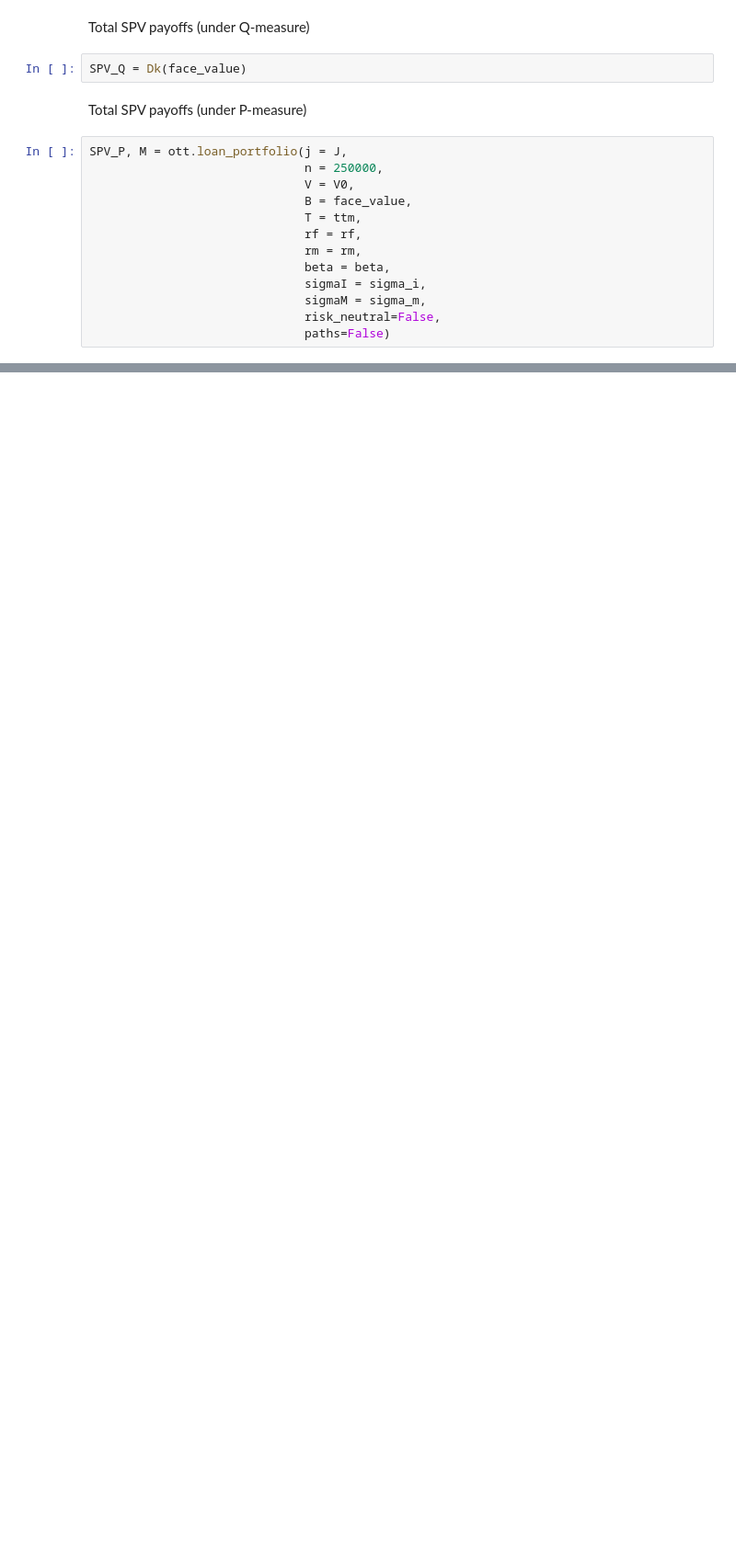
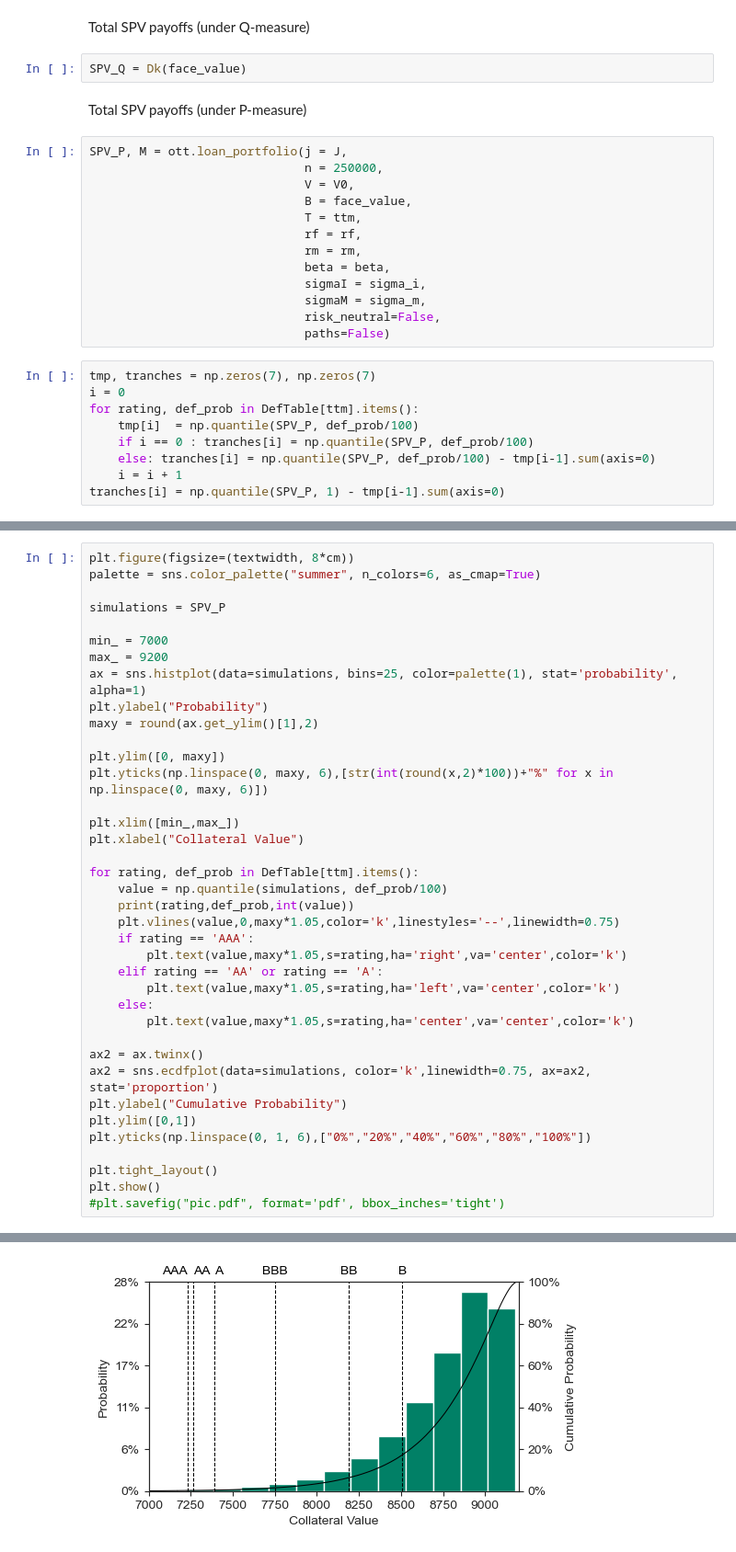
Before and after one commit to kristianRF/OeconOnlineAppendix, a Jupyter notebook: SPV Dynamics.ipynb, the cells around one changed output, grey strips where cells are left out. Shown at 92% size. Cells and saved outputs as stored; diff of their text form; blank space fills up the shorter version.

Commit message:
SPV Dynamics and Figures included

```diff
--- a/SPV Dynamics.ipynb
+++ b/SPV Dynamics.ipynb
@@ -112,3 +112,12 @@ SPV_P, M = ott.loan_portfolio(j = J,
                               sigmaM = sigma_m,
                               risk_neutral=False,
                               paths=False)
+# %%
+tmp, tranches = np.zeros(7), np.zeros(7)
+i = 0
+for rating, def_prob in DefTable[ttm].items():
+    tmp[i]  = np.quantile(SPV_P, def_prob/100)
+    if i == 0 : tranches[i] = np.quantile(SPV_P, def_prob/100)
+    else: tranches[i] = np.quantile(SPV_P, def_prob/100) - tmp[i-1].sum(axis=0)
+    i = i + 1
+tranches[i] = np.quantile(SPV_P, 1) - tmp[i-1].sum(axis=0)
@@ -114,0 +137,39 @@ SPV_P, M = ott.loan_portfolio(j = J,
+# %%
+plt.figure(figsize=(textwidth, 8*cm))
+palette = sns.color_palette("summer", n_colors=6, as_cmap=True)
+
+simulations = SPV_P
+
+min_ = 7000
+max_ = 9200
+ax = sns.histplot(data=simulations, bins=25, color=palette(1), stat='probability', alpha=1)
+plt.ylabel("Probability")
+maxy = round(ax.get_ylim()[1],2)
+
+plt.ylim([0, maxy])
+plt.yticks(np.linspace(0, maxy, 6),[str(int(round(x,2)*100))+"%" for x in np.linspace(0, maxy, 6)])
+
+plt.xlim([min_,max_])
+plt.xlabel("Collateral Value")
+
+for rating, def_prob in DefTable[ttm].items():
+    value = np.quantile(simulations, def_prob/100)
+    print(rating,def_prob,int(value))
+    plt.vlines(value,0,maxy*1.05,color='k',linestyles='--',linewidth=0.75)
+    if rating == 'AAA':
+        plt.text(value,maxy*1.05,s=rating,ha='right',va='center',color='k')
+    elif rating == 'AA' or rating == 'A':
+        plt.text(value,maxy*1.05,s=rating,ha='left',va='center',color='k')
+    else:
+        plt.text(value,maxy*1.05,s=rating,ha='center',va='center',color='k')
+
+ax2 = ax.twinx()
+ax2 = sns.ecdfplot(data=simulations, color='k',linewidth=0.75, ax=ax2, stat='proportion')
+plt.ylabel("Cumulative Probability")
+plt.ylim([0,1])
+plt.yticks(np.linspace(0, 1, 6),["0%","20%","40%","60%","80%","100%"])
+
+plt.tight_layout()
+plt.show()
+#plt.savefig("pic.pdf", format='pdf', bbox_inches='tight')
+# %% [output]
@@ -114,0 +182 @@ SPV_P, M = ott.loan_portfolio(j = J,
+[figure, added]
```
Also changed, not shown: parts of 7 cells of this notebook, 3 other files.
